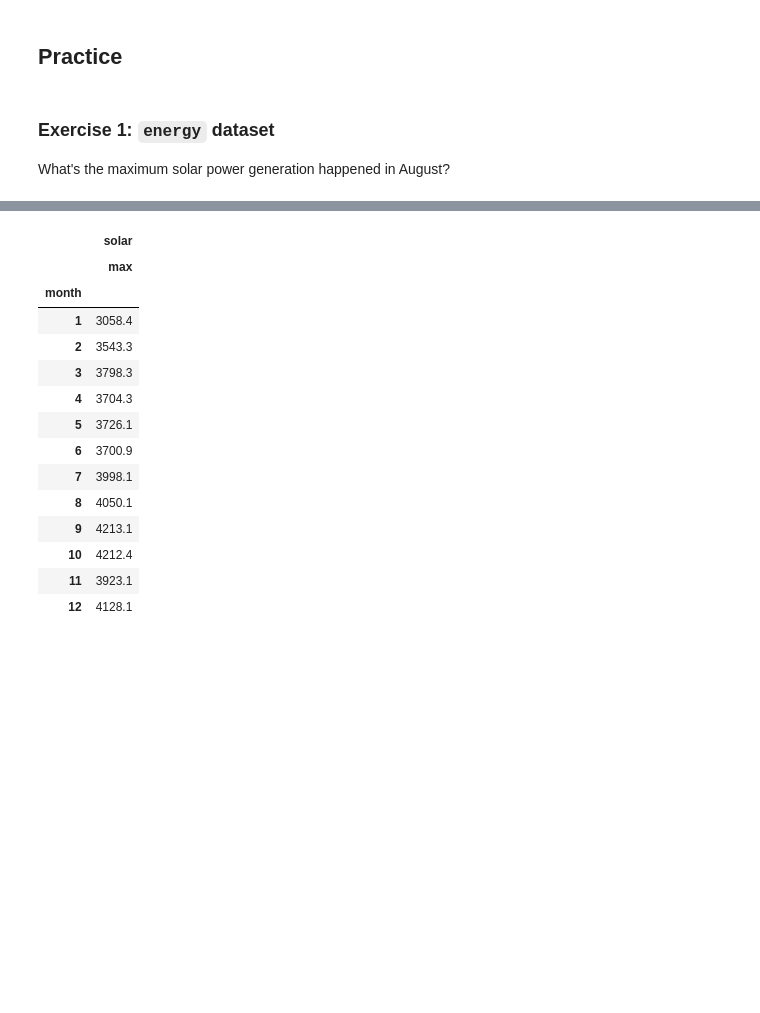
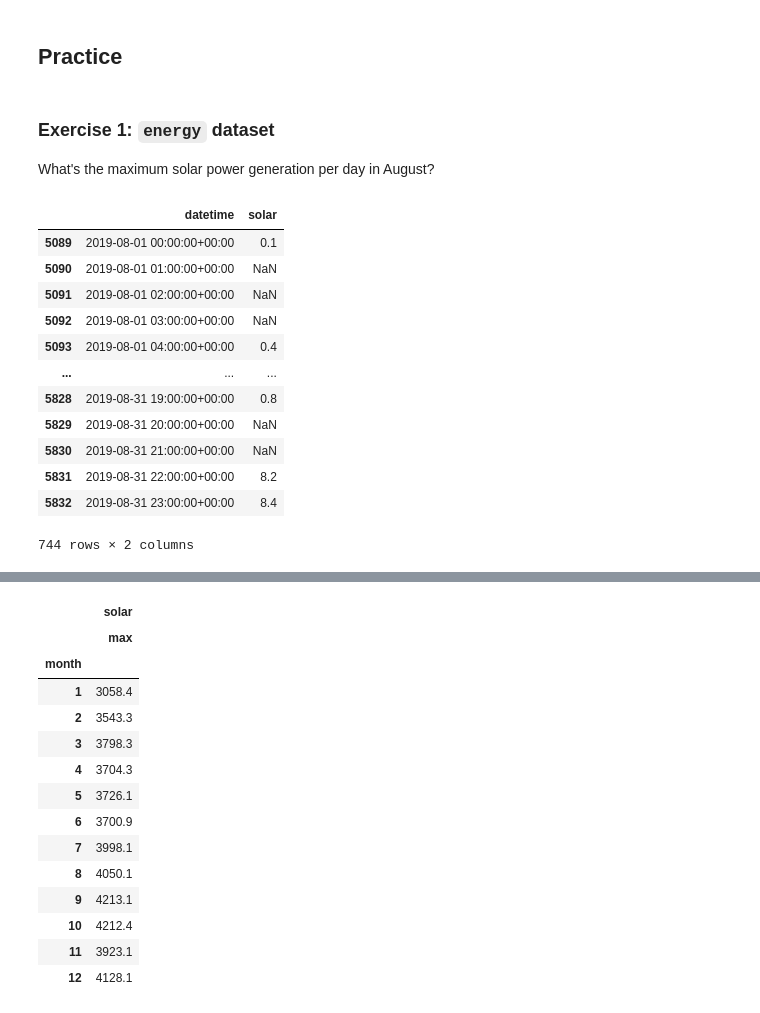
Before and after one commit to gor2000/PYTHON_FOR_DATA_ANALYSIS_I, a Jupyter notebook: S13/Session13_ClassNotes.ipynb, the cells around one changed output, grey strips where cells are left out. Cells and saved outputs as stored; diff of their text form; code cells hidden in the pictures; blank space fills up the shorter version.

```diff
--- a/S13/Session13_ClassNotes.ipynb
+++ b/S13/Session13_ClassNotes.ipynb
@@ -969,4 +969,21 @@ energy.groupby(["month", "weekday"]).agg({
 ## Practice
 # %% [markdown]
 ### Exercise 1: `energy` dataset
-What's the maximum solar power generation happened in August?
+What's the maximum solar power generation per day in August?
+# %%
+solar_august = energy[energy['month'] == 8][['datetime', 'solar']]
+solar_august
+# %% [output]
+|  | datetime | solar |
+| 5089 | 2019-08-01 00:00:00+00:00 | 0.1 |
+| 5090 | 2019-08-01 01:00:00+00:00 | NaN |
+| 5091 | 2019-08-01 02:00:00+00:00 | NaN |
+| 5092 | 2019-08-01 03:00:00+00:00 | NaN |
+| 5093 | 2019-08-01 04:00:00+00:00 | 0.4 |
+| ... | ... | ... |
+| 5828 | 2019-08-31 19:00:00+00:00 | 0.8 |
+| 5829 | 2019-08-31 20:00:00+00:00 | NaN |
+| 5830 | 2019-08-31 21:00:00+00:00 | NaN |
+| 5831 | 2019-08-31 22:00:00+00:00 | 8.2 |
+| 5832 | 2019-08-31 23:00:00+00:00 | 8.4 |
+744 rows × 2 columns
```
Also changed, not shown: parts of 3 cells of this notebook, 8 other files.
